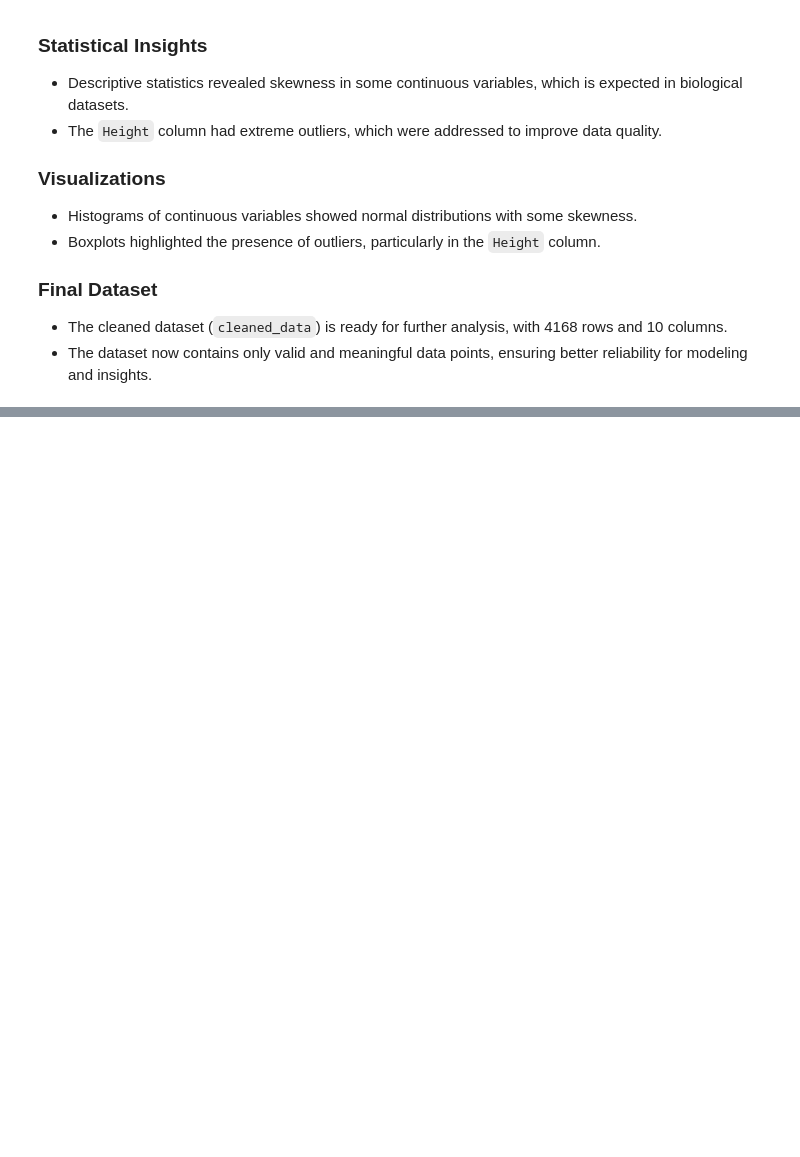
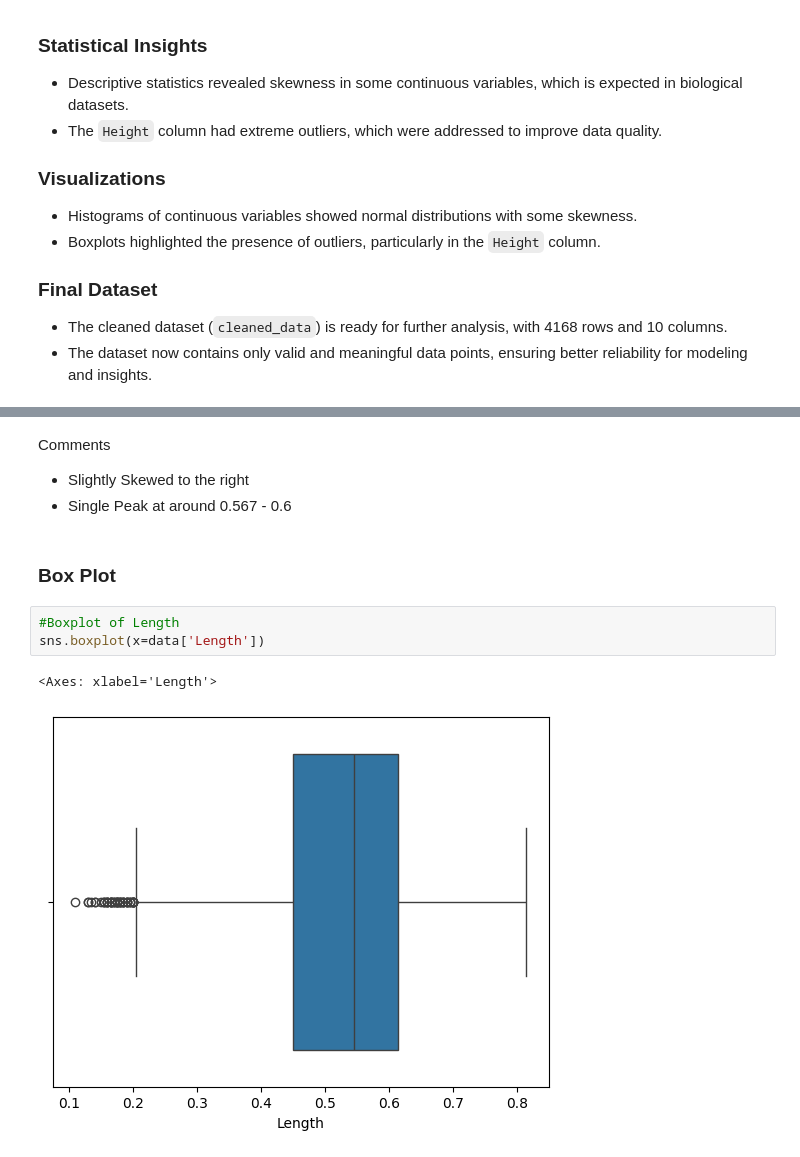
Before and after one commit to yashsavani19/Abalone-Age-Prediction-Analysis, a Jupyter notebook: notebooks/1_Data_Cleaning_and_Exploration.ipynb, the cells around one changed output, grey strips where cells are left out. Drawn from its saved outputs; the diff is of its cells as text; blank space fills up the shorter version.

```diff
--- a/notebooks/1_Data_Cleaning.ipynb
+++ b/notebooks/1_Data_Cleaning_and_Exploration.ipynb
@@ -289,0 +270,13 @@ cleaned_data.to_csv('../data/processed/abalone.csv', index=False)
+# %% [markdown]
+Comments
+
+- Slightly Skewed to the right
+- Single Peak at around 0.567 - 0.6
+# %% [markdown]
+### Box Plot
+# %%
+#Boxplot of Length
+sns.boxplot(x=data['Length'])
+# %% [output]
+<Axes: xlabel='Length'>
+[figure, added]
```
Also changed, not shown: parts of 24 cells of this notebook.
